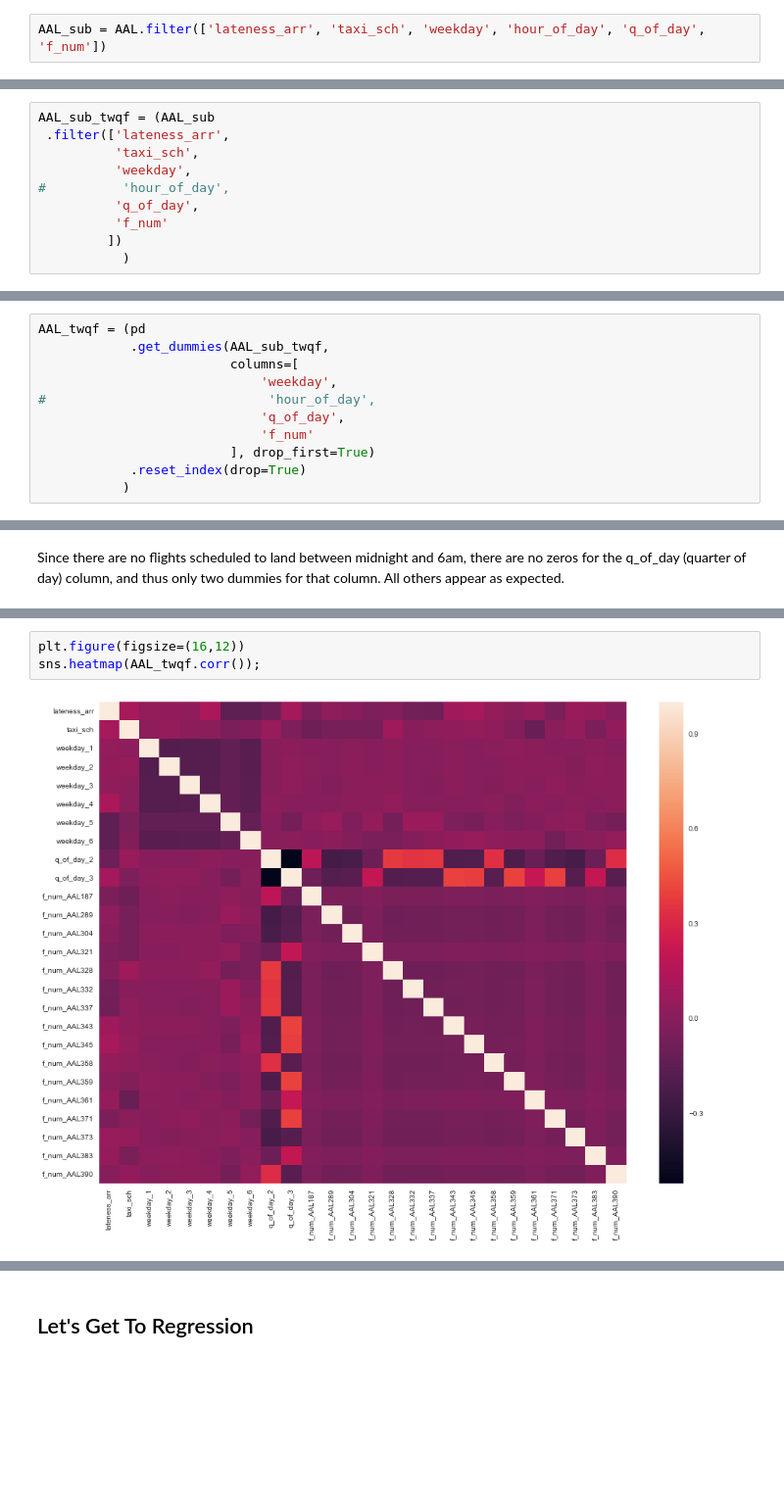
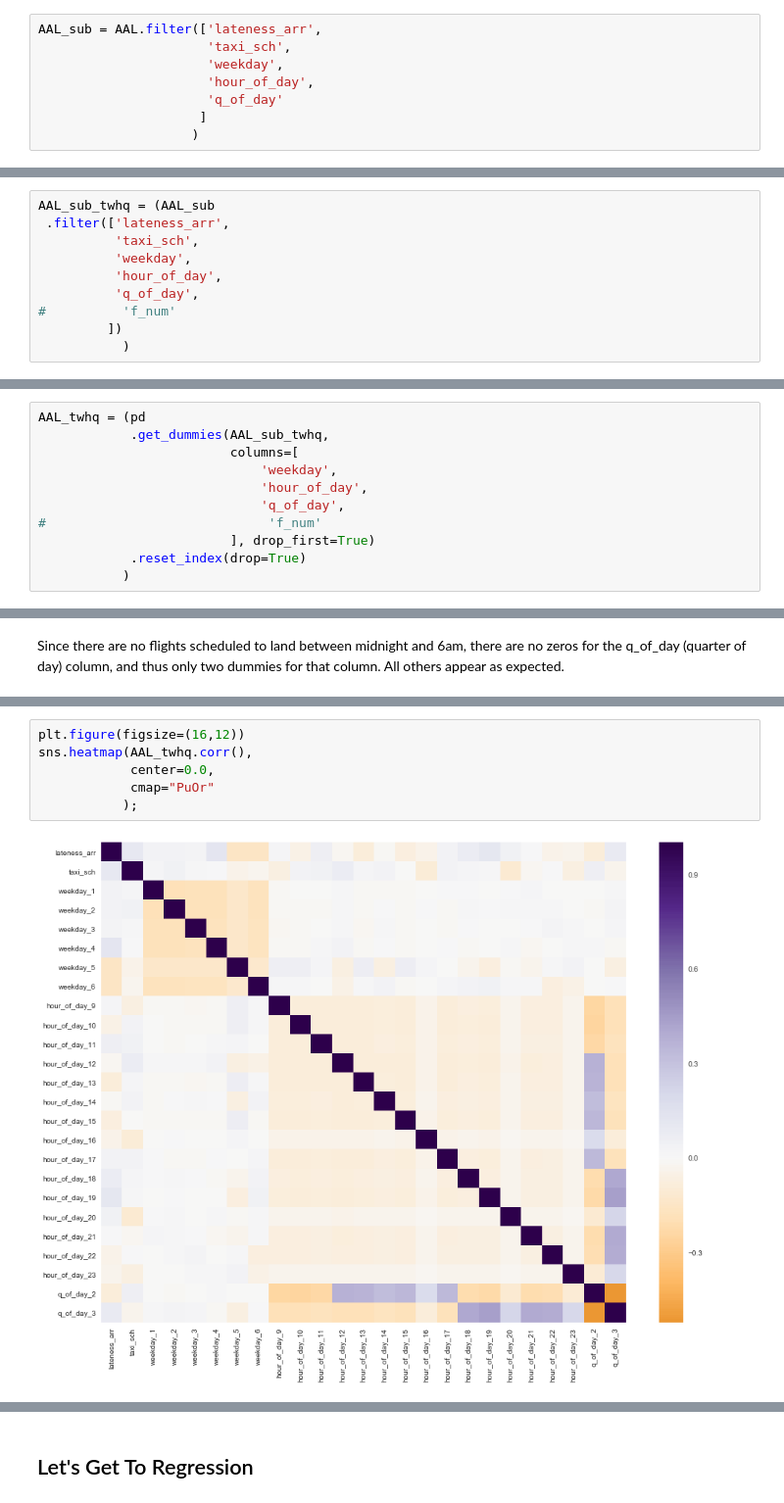
Before and after one commit to davidluther/Metis-Projects, a Jupyter notebook: 2-delays-expected/code/3-Luther-Regression.ipynb, the cells around one changed output, grey strips where cells are left out. Shown: that part at 98% size. Cells and saved outputs as stored; diff of their text form; blank space fills up the shorter version.

```diff
--- a/2-delays-expected/code/3-Luther-Regression.ipynb
+++ b/2-delays-expected/code/3-Luther-Regression.ipynb
@@ -71,7 +76,13 @@ AAL.describe()
 # %% [markdown]
 Next, I'll split off the target column and possible feature columns.
 # %%
-AAL_sub = AAL.filter(['lateness_arr', 'taxi_sch', 'weekday', 'hour_of_day', 'q_of_day', 'f_num'])
+AAL_sub = AAL.filter(['lateness_arr',
+                      'taxi_sch',
+                      'weekday',
+                      'hour_of_day',
+                      'q_of_day'
+                     ]
+                    )
 # %% [markdown]
 ...then inspect with corr / pair plot.
 # %%
@@ -101,10 +115,10 @@ Now, convert categorical vars to dummy cols. Two sets to start with:
 # %%
-AAL_sub_twqf = (AAL_sub
+AAL_sub_twhq = (AAL_sub
  .filter(['lateness_arr',
           'taxi_sch',
           'weekday',
-#          'hour_of_day',
+          'hour_of_day',
           'q_of_day',
-          'f_num'
+#          'f_num'
          ])
            )
@@ -121,11 +125,11 @@ AAL_sub_twh = (AAL_sub
 # %%
-AAL_twqf = (pd
-            .get_dummies(AAL_sub_twqf,
+AAL_twhq = (pd
+            .get_dummies(AAL_sub_twhq,
                          columns=[
                              'weekday',
-#                             'hour_of_day',
+                             'hour_of_day',
                              'q_of_day',
-                             'f_num'
+#                             'f_num'
                          ], drop_first=True)
             .reset_index(drop=True)
            )
@@ -174,5 +157,8 @@ Since there are no flights scheduled to land between midnight and 6am, there are
 # %%
 plt.figure(figsize=(16,12))
-sns.heatmap(AAL_twqf.corr());
+sns.heatmap(AAL_twhq.corr(),
+            center=0.0,
+            cmap="PuOr"
+           );
 # %% [output]
-[figure, old version]
+[figure, new version]
```
Also changed, not shown: parts of 53 cells of this notebook, 3 other files.
